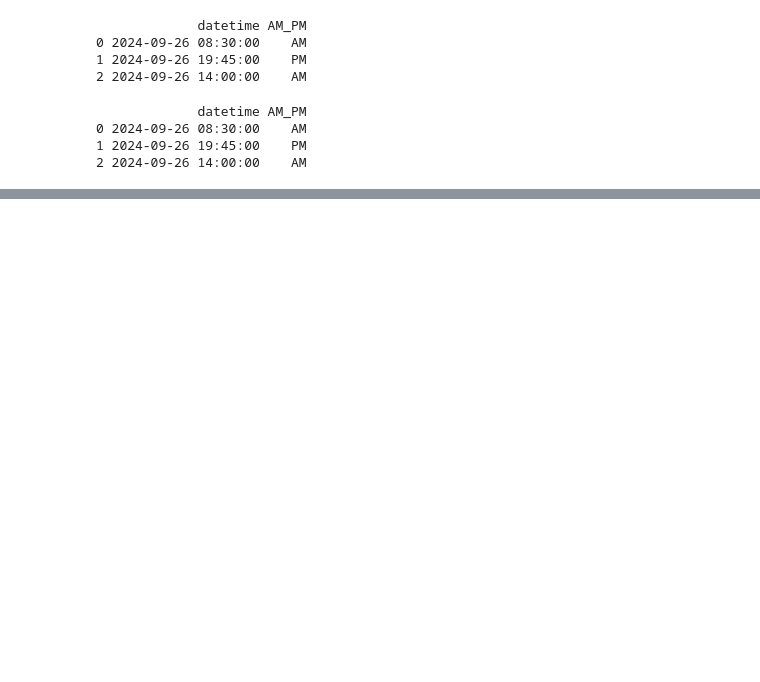
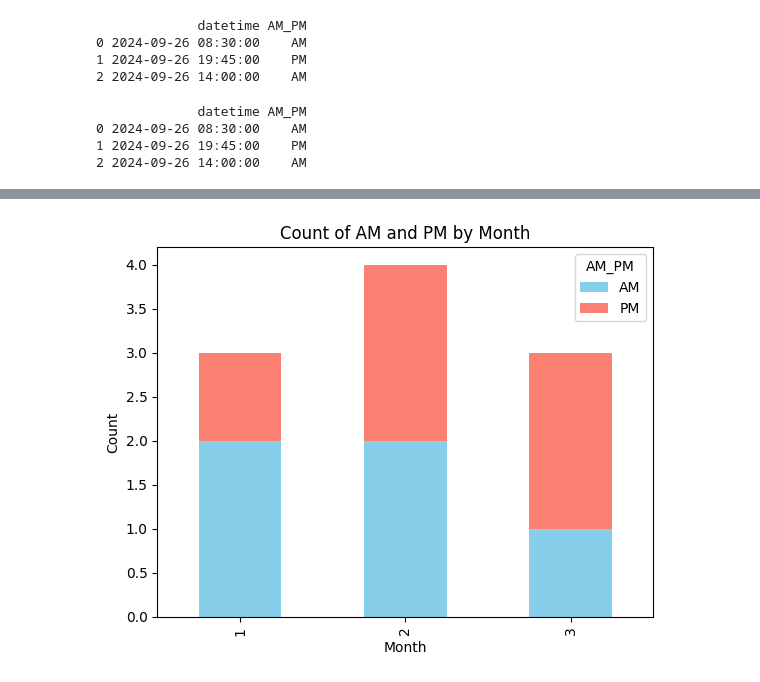
Before and after one commit to fischettijw/Abigail_ScienceFair_2024-25_082224, a Jupyter notebook: sandbox/AM - PM.ipynb, the cells around one changed output, grey strips where cells are left out. Saved outputs shown, nothing was run; the diff lists cells and outputs as text; code cells hidden in the pictures; blank space fills up the shorter version.

```diff
--- a/sandbox/AM - PM.ipynb
+++ b/sandbox/AM - PM.ipynb
@@ -46,0 +99,24 @@ print(df)
+# %%
+import pandas as pd
+import matplotlib.pyplot as plt
+
+# Sample dataframe with 'month' and 'AM_PM' columns
+data = {'month': [1, 1, 1, 2, 2, 2, 2, 3, 3, 3],
+        'AM_PM': ['AM', 'PM', 'AM', 'AM', 'PM', 'AM', 'PM', 'PM', 'AM', 'PM']}
+df = pd.DataFrame(data)
+
+# Group the data by 'month' and 'AM_PM' to get the count
+count_df = df.groupby(['month', 'AM_PM']).size().unstack(fill_value=0)
+
+# Plot the stacked bar chart
+count_df.plot(kind='bar', stacked=True, color=['skyblue', 'salmon'])
+
+# Set chart labels and title
+plt.xlabel('Month')
+plt.ylabel('Count')
+plt.title('Count of AM and PM by Month')
+
+# Display the plot
+plt.show()
+# %% [output]
+[figure, added]
```
Also changed, not shown: parts of 5 cells of this notebook.
